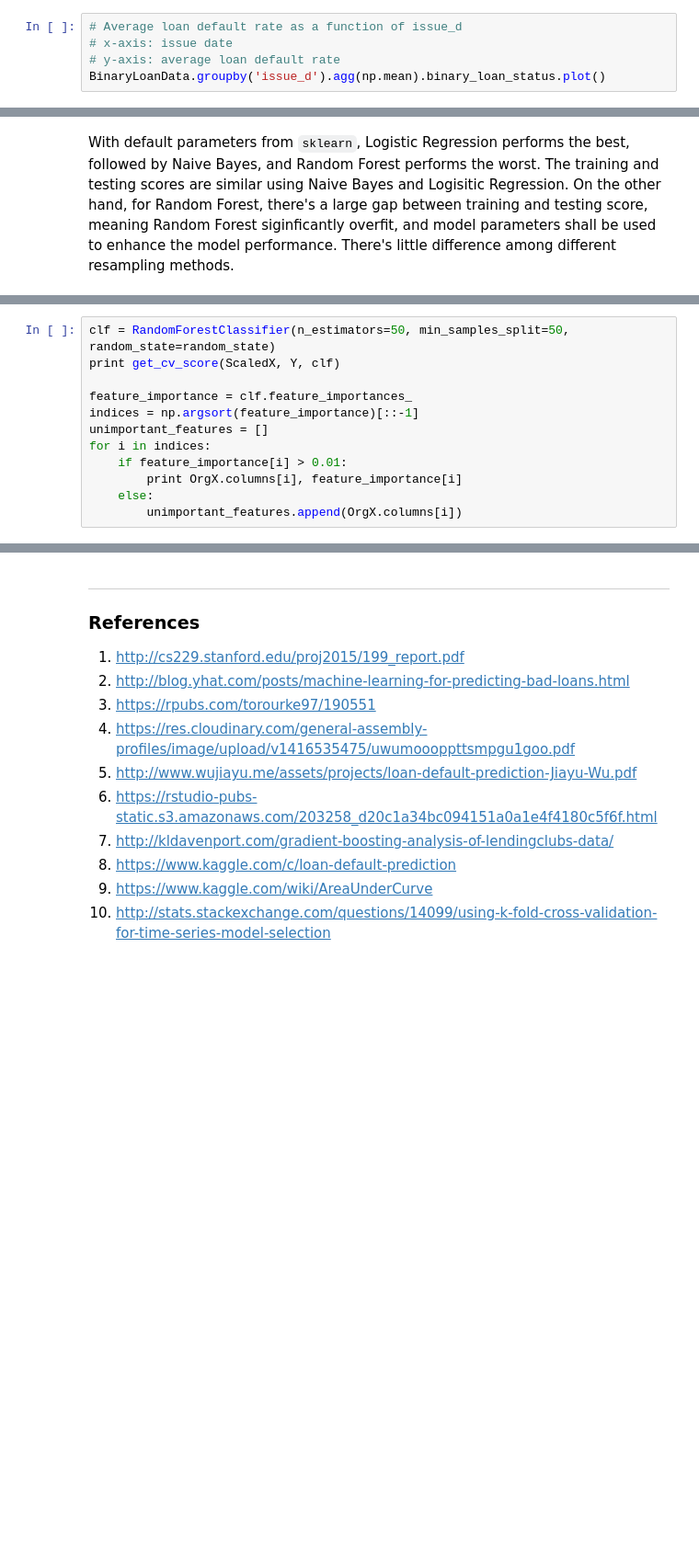
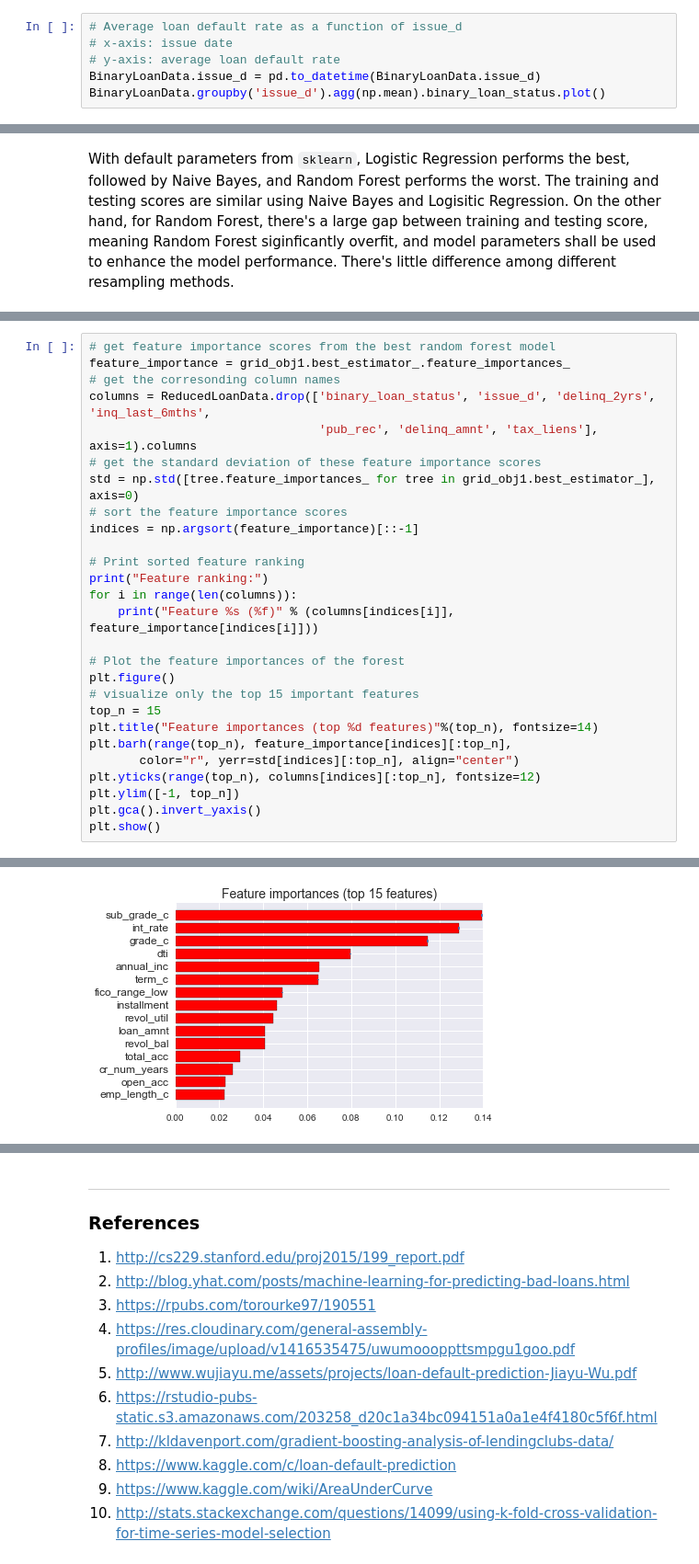
Before and after one commit to azizahmedkhan/udacity-ml-capstone, a Jupyter notebook: capstone_report.ipynb, the cells around one changed output, grey strips where cells are left out. Shown at 92% size. Saved outputs shown, nothing was run; the diff lists cells and outputs as text; blank space fills up the shorter version.

```diff
--- a/capstone_report.ipynb
+++ b/capstone_report.ipynb
@@ -287,5 +287,6 @@ The loan dataset is also a time series with loan initiated different months and
 # Average loan default rate as a function of issue_d
 # x-axis: issue date
 # y-axis: average loan default rate
+BinaryLoanData.issue_d = pd.to_datetime(BinaryLoanData.issue_d)
 BinaryLoanData.groupby('issue_d').agg(np.mean).binary_loan_status.plot()
 # %% [output]
@@ -948,12 +831,0 @@ X_test_resampled, y_test_resampled = rus.fit_sample(X_test, y_test)
-# %%
-clf = RandomForestClassifier(n_estimators=50, min_samples_split=50, random_state=random_state)
-print get_cv_score(ScaledX, Y, clf)
-
-feature_importance = clf.feature_importances_
-indices = np.argsort(feature_importance)[::-1]
-unimportant_features = []
-for i in indices:
-    if feature_importance[i] > 0.01:
-        print OrgX.columns[i], feature_importance[i]
-    else:
-        unimportant_features.append(OrgX.columns[i])
@@ -1041,0 +969,28 @@ In this section, you will need to provide discussion as to how one aspect of the
+# %%
+# get feature importance scores from the best random forest model
+feature_importance = grid_obj1.best_estimator_.feature_importances_
+# get the corresonding column names
+columns = ReducedLoanData.drop(['binary_loan_status', 'issue_d', 'delinq_2yrs', 'inq_last_6mths',
+                                'pub_rec', 'delinq_amnt', 'tax_liens'], axis=1).columns
+# get the standard deviation of these feature importance scores
+std = np.std([tree.feature_importances_ for tree in grid_obj1.best_estimator_], axis=0)
+# sort the feature importance scores
+indices = np.argsort(feature_importance)[::-1]
+
+# Print sorted feature ranking
+print("Feature ranking:")
+for i in range(len(columns)):
+    print("Feature %s (%f)" % (columns[indices[i]], feature_importance[indices[i]]))
+
+# Plot the feature importances of the forest
+plt.figure()
+# visualize only the top 15 important features
+top_n = 15
+plt.title("Feature importances (top %d features)"%(top_n), fontsize=14)
+plt.barh(range(top_n), feature_importance[indices][:top_n],
+       color="r", yerr=std[indices][:top_n], align="center")
+plt.yticks(range(top_n), columns[indices][:top_n], fontsize=12)
+plt.ylim([-1, top_n])
+plt.gca().invert_yaxis()
+plt.show()
+# %% [output]
@@ -1041,0 +1014 @@ In this section, you will need to provide discussion as to how one aspect of the
+[figure, added]
```
Also changed, not shown: parts of 33 cells of this notebook, 2 other files.
